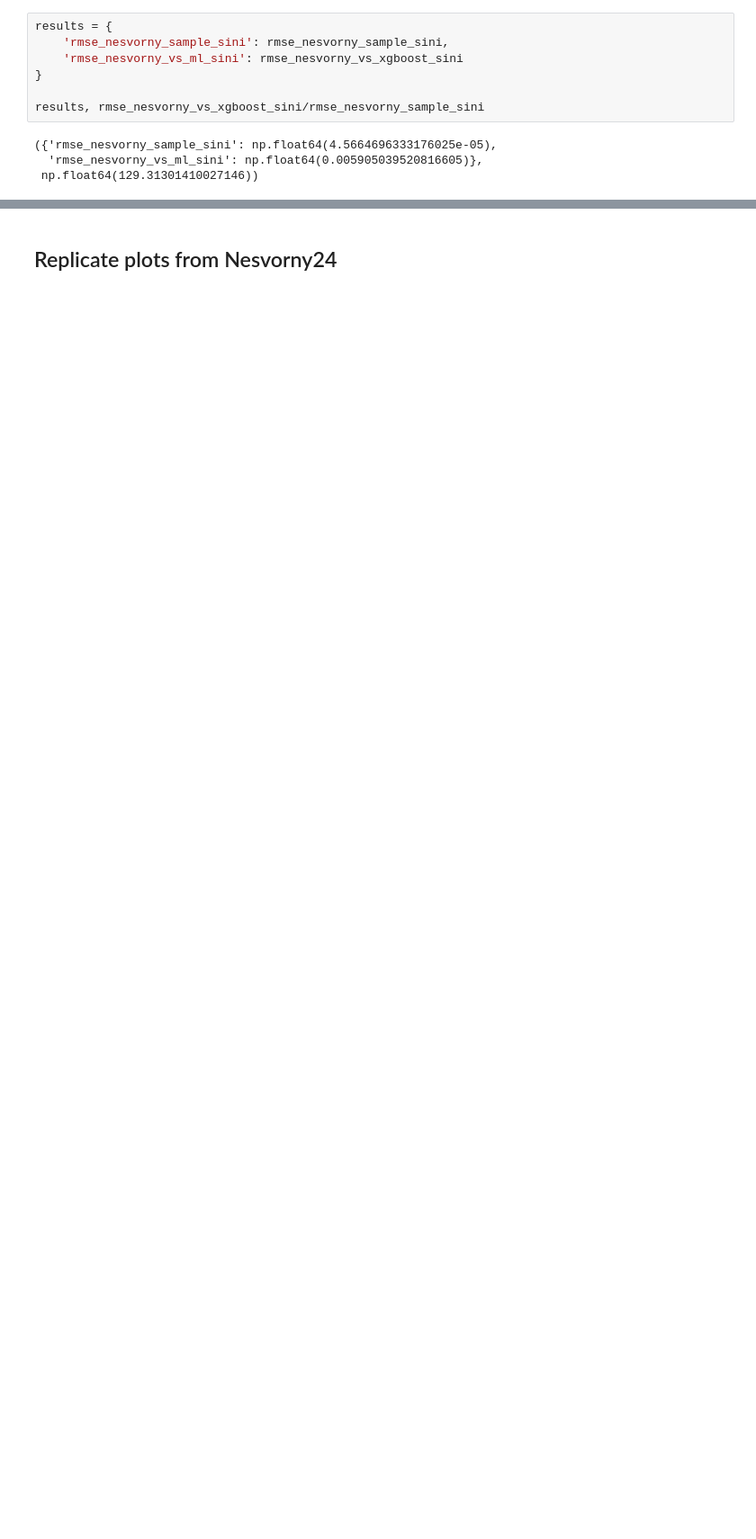
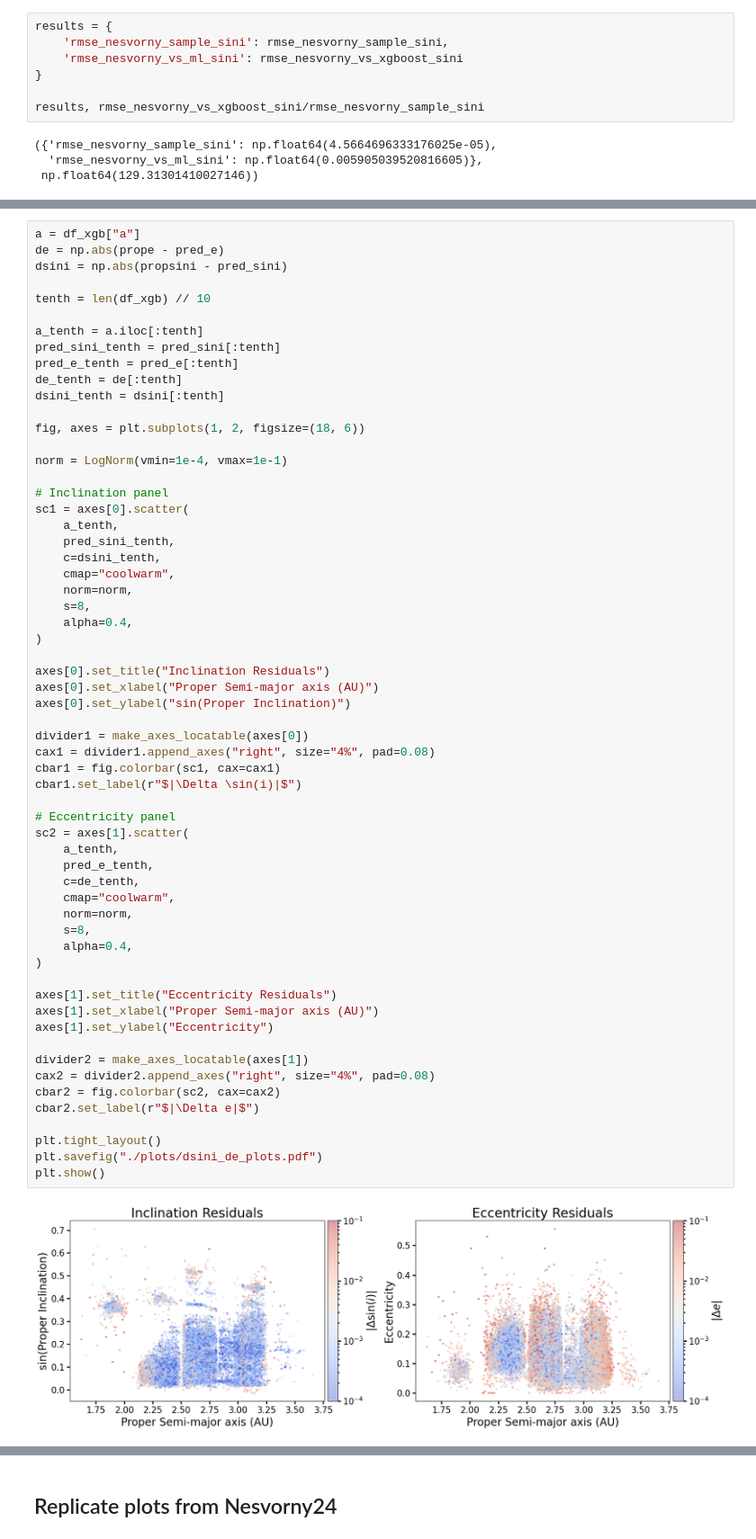
Before and after one commit to YangShen31/proper_elements_prediction, a Jupyter notebook: 3_evaluate_models.ipynb, the cells around one changed output, grey strips where cells are left out. Shown at 90% size. Cells and saved outputs as stored; diff of their text form; blank space fills up the shorter version.

Commit message:
density plots

```diff
--- a/3_evaluate_models.ipynb
+++ b/3_evaluate_models.ipynb
@@ -369,0 +373,62 @@ results, rmse_nesvorny_vs_xgboost_sini/rmse_nesvorny_sample_sini
+# %%
+a = df_xgb["a"]
+de = np.abs(prope - pred_e)
+dsini = np.abs(propsini - pred_sini)
+
+tenth = len(df_xgb) // 10
+
+a_tenth = a.iloc[:tenth]
+pred_sini_tenth = pred_sini[:tenth]
+pred_e_tenth = pred_e[:tenth]
+de_tenth = de[:tenth]
+dsini_tenth = dsini[:tenth]
+
+fig, axes = plt.subplots(1, 2, figsize=(18, 6))
+
+norm = LogNorm(vmin=1e-4, vmax=1e-1)
+
+# Inclination panel
+sc1 = axes[0].scatter(
+    a_tenth,
+    pred_sini_tenth,
+    c=dsini_tenth,
+    cmap="coolwarm",
+    norm=norm,
+    s=8,
+    alpha=0.4,
+)
+
+axes[0].set_title("Inclination Residuals")
+axes[0].set_xlabel("Proper Semi-major axis (AU)")
+axes[0].set_ylabel("sin(Proper Inclination)")
+
+divider1 = make_axes_locatable(axes[0])
+cax1 = divider1.append_axes("right", size="4%", pad=0.08)
+cbar1 = fig.colorbar(sc1, cax=cax1)
+cbar1.set_label(r"$|\Delta \sin(i)|$")
+
+# Eccentricity panel
+sc2 = axes[1].scatter(
+    a_tenth,
+    pred_e_tenth,
+    c=de_tenth,
+    cmap="coolwarm",
+    norm=norm,
+    s=8,
+    alpha=0.4,
+)
+
+axes[1].set_title("Eccentricity Residuals")
+axes[1].set_xlabel("Proper Semi-major axis (AU)")
+axes[1].set_ylabel("Eccentricity")
+
+divider2 = make_axes_locatable(axes[1])
+cax2 = divider2.append_axes("right", size="4%", pad=0.08)
+cbar2 = fig.colorbar(sc2, cax=cax2)
+cbar2.set_label(r"$|\Delta e|$")
+
+plt.tight_layout()
+plt.savefig("./plots/dsini_de_plots.pdf")
+plt.show()
+# %% [output]
+[figure, added]
```
Also changed, not shown: parts of 4 cells of this notebook.
